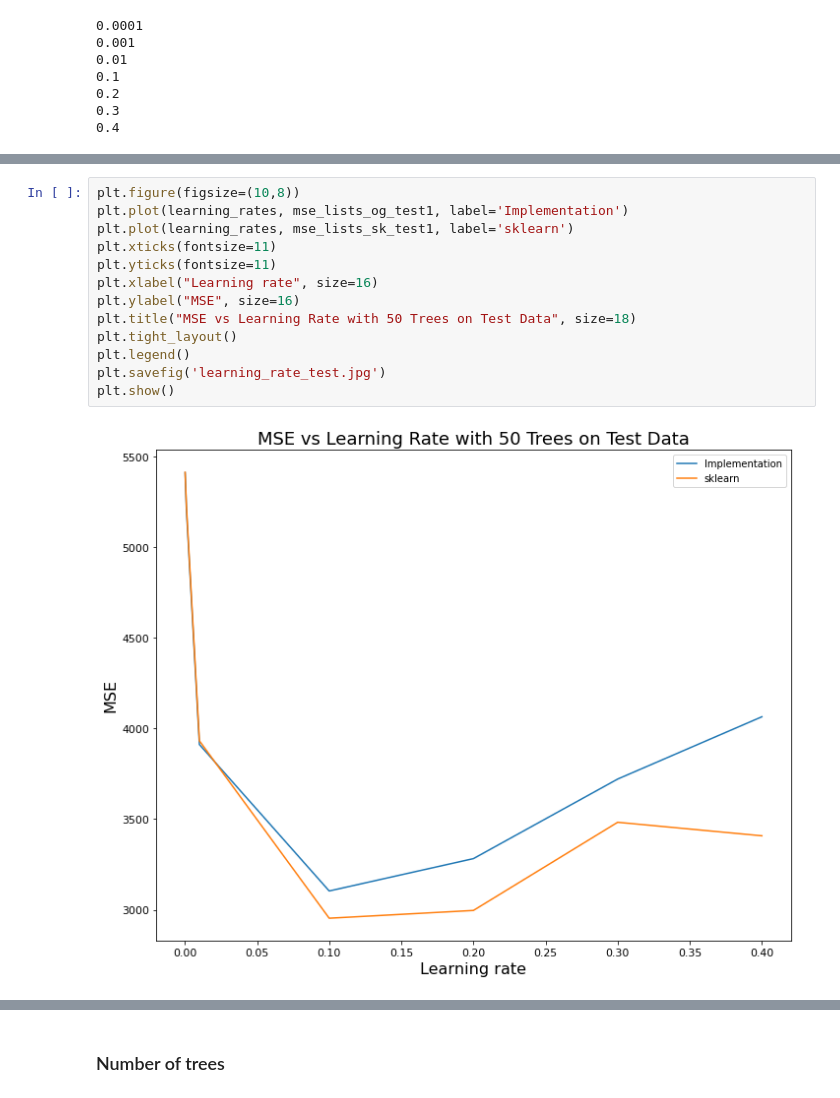
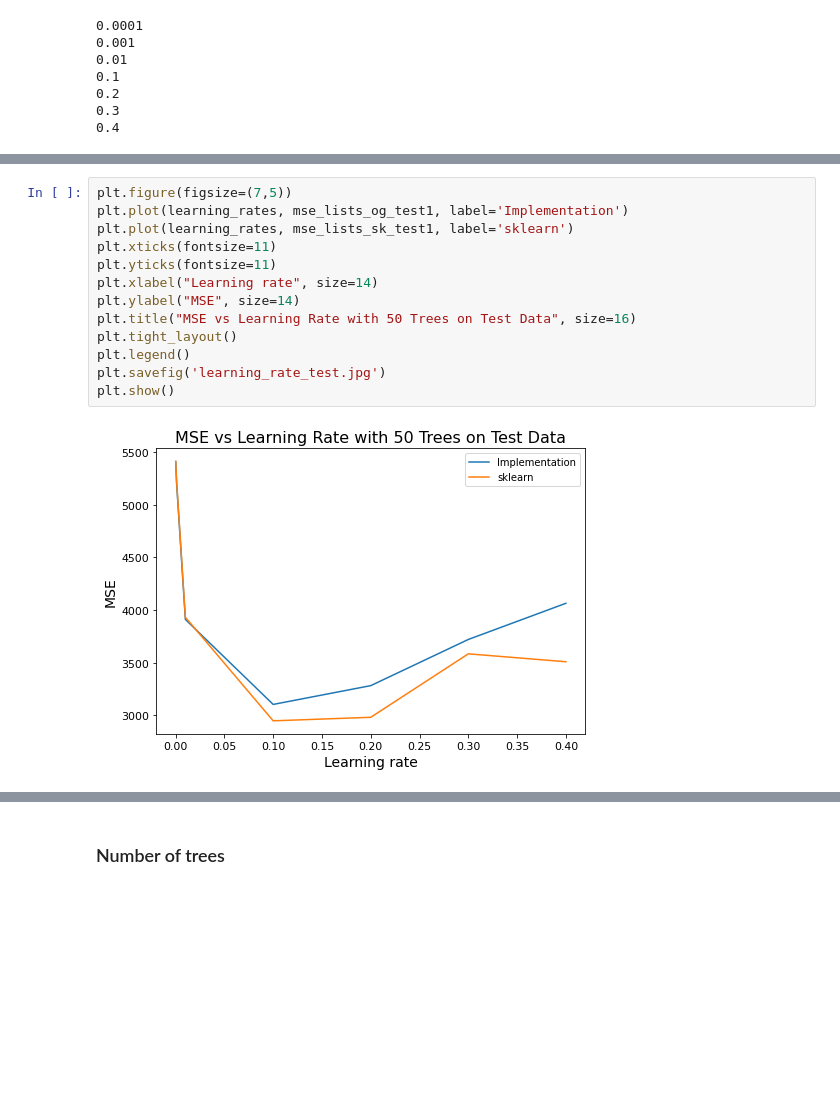
Before and after one commit to jaydbendre/Gradient-Boosted-Trees-Implementation-From-Scratch, a Jupyter notebook: Real_Data_Study.ipynb, the cells around one changed output, grey strips where cells are left out. Drawn from its saved outputs; the diff is of its cells as text; blank space fills up the shorter version.

Commit message:
changed figure size

```diff
--- a/Real_Data_Study.ipynb
+++ b/Real_Data_Study.ipynb
@@ -629,16 +629,16 @@ print(mse_lists_sk_train1)
 # %%
-plt.figure(figsize=(10,8))
+plt.figure(figsize=(7,5))
 plt.plot(learning_rates, mse_lists_og_test1, label='Implementation')
 plt.plot(learning_rates, mse_lists_sk_test1, label='sklearn')
 plt.xticks(fontsize=11)
 plt.yticks(fontsize=11)
-plt.xlabel("Learning rate", size=16)
-plt.ylabel("MSE", size=16)
-plt.title("MSE vs Learning Rate with 50 Trees on Test Data", size=18)
+plt.xlabel("Learning rate", size=14)
+plt.ylabel("MSE", size=14)
+plt.title("MSE vs Learning Rate with 50 Trees on Test Data", size=16)
 plt.tight_layout()
 plt.legend()
 plt.savefig('learning_rate_test.jpg')
 plt.show()
 # %% [output]
-[figure, old version]
+[figure, new version]
 # %%
```
Also changed, not shown: parts of 5 cells of this notebook.
